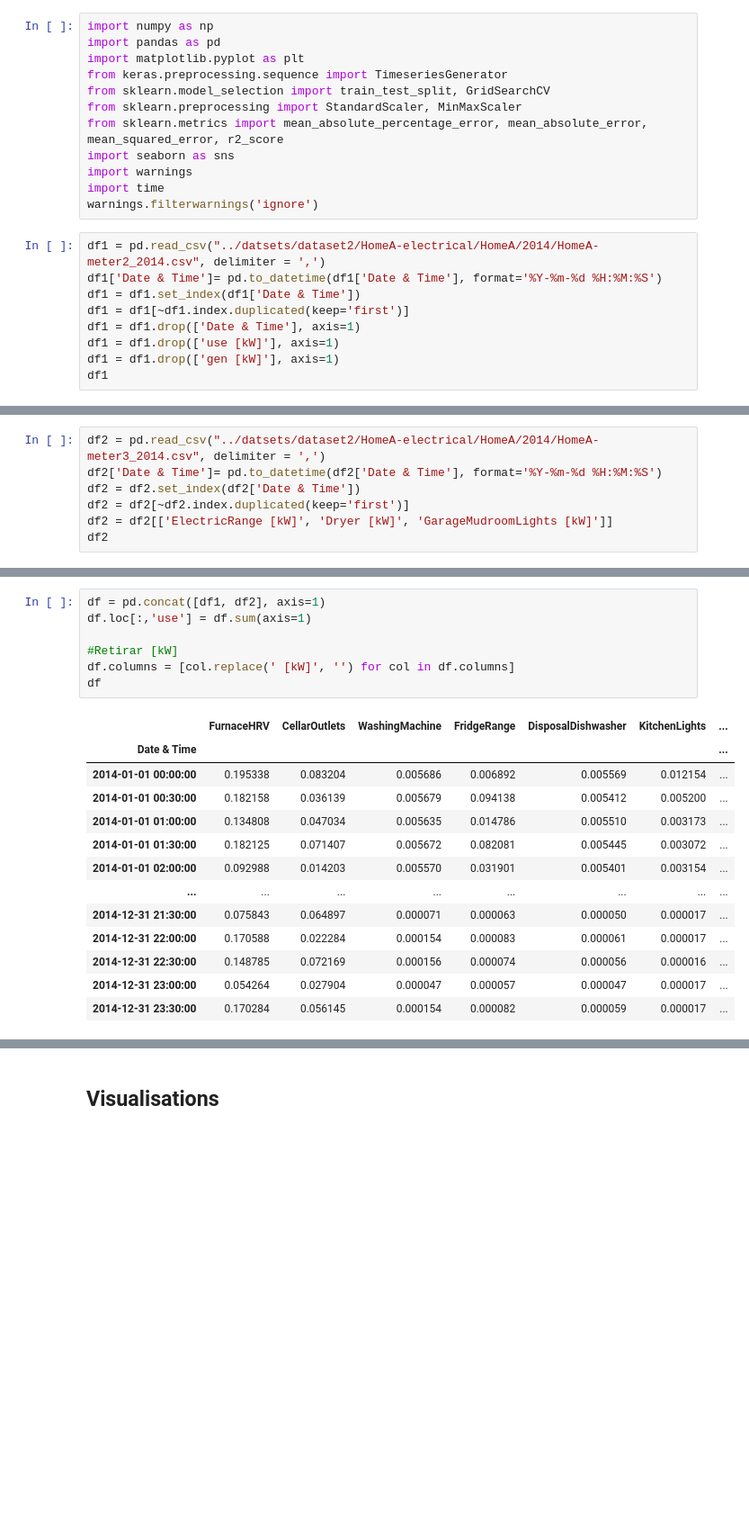
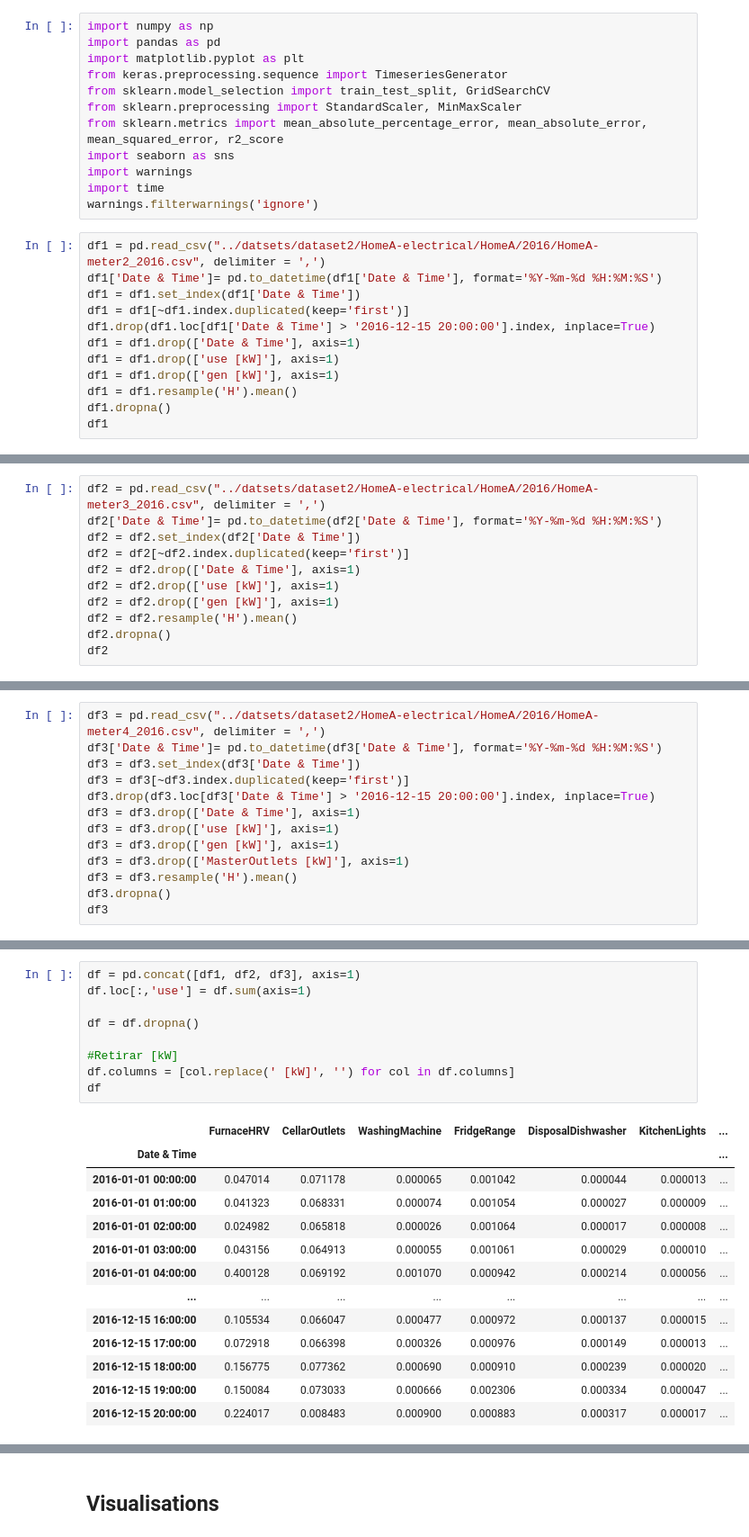
Before and after one commit to joaonpsilva/Tese_House_Energy_Prediciton, a Jupyter notebook: Energy_Pred_MultiVariate-Copy1.ipynb, the cells around one changed output, grey strips where cells are left out. Shown at 90% size. Drawn from its saved outputs; the diff is of its cells as text; blank space fills up the shorter version.

```diff
--- a/Energy_Pred_MultiVariate-Copy1.ipynb
+++ b/Energy_Pred_MultiVariate-Copy1.ipynb
@@ -13,13 +13,16 @@ import warnings
 import time
 warnings.filterwarnings('ignore')
 # %%
-df1 = pd.read_csv("../datsets/dataset2/HomeA-electrical/HomeA/2014/HomeA-meter2_2014.csv", delimiter = ',')
+df1 = pd.read_csv("../datsets/dataset2/HomeA-electrical/HomeA/2016/HomeA-meter2_2016.csv", delimiter = ',')
 df1['Date & Time']= pd.to_datetime(df1['Date & Time'], format='%Y-%m-%d %H:%M:%S')
 df1 = df1.set_index(df1['Date & Time'])
 df1 = df1[~df1.index.duplicated(keep='first')]
+df1.drop(df1.loc[df1['Date & Time'] > '2016-12-15 20:00:00'].index, inplace=True)
 df1 = df1.drop(['Date & Time'], axis=1)
 df1 = df1.drop(['use [kW]'], axis=1)
 df1 = df1.drop(['gen [kW]'], axis=1)
+df1 = df1.resample('H').mean()
+df1.dropna()
 df1
 # %% [output]
 |  | FurnaceHRV [kW] | CellarOutlets [kW] | WashingMachine [kW] | FridgeRange [kW] | DisposalDishwasher [kW] | ... |
@@ -39,8 +42,12 @@ df1
 # %%
-df2 = pd.read_csv("../datsets/dataset2/HomeA-electrical/HomeA/2014/HomeA-meter3_2014.csv", delimiter = ',')
+df2 = pd.read_csv("../datsets/dataset2/HomeA-electrical/HomeA/2016/HomeA-meter3_2016.csv", delimiter = ',')
 df2['Date & Time']= pd.to_datetime(df2['Date & Time'], format='%Y-%m-%d %H:%M:%S')
 df2 = df2.set_index(df2['Date & Time'])
 df2 = df2[~df2.index.duplicated(keep='first')]
-df2 = df2[['ElectricRange [kW]', 'Dryer [kW]', 'GarageMudroomLights [kW]']]
+df2 = df2.drop(['Date & Time'], axis=1)
+df2 = df2.drop(['use [kW]'], axis=1)
+df2 = df2.drop(['gen [kW]'], axis=1)
+df2 = df2.resample('H').mean()
+df2.dropna()
 df2
 # %% [output]
@@ -62,0 +68,13 @@ df3 = pd.read_csv("../datsets/dataset2/HomeA-weather/HomeA/homeA2014.csv", delim
+# %%
+df3 = pd.read_csv("../datsets/dataset2/HomeA-electrical/HomeA/2016/HomeA-meter4_2016.csv", delimiter = ',')
+df3['Date & Time']= pd.to_datetime(df3['Date & Time'], format='%Y-%m-%d %H:%M:%S')
+df3 = df3.set_index(df3['Date & Time'])
+df3 = df3[~df3.index.duplicated(keep='first')]
+df3.drop(df3.loc[df3['Date & Time'] > '2016-12-15 20:00:00'].index, inplace=True)
+df3 = df3.drop(['Date & Time'], axis=1)
+df3 = df3.drop(['use [kW]'], axis=1)
+df3 = df3.drop(['gen [kW]'], axis=1)
+df3 = df3.drop(['MasterOutlets [kW]'], axis=1)
+df3 = df3.resample('H').mean()
+df3.dropna()
+df3
@@ -63,21 +96,23 @@ df3 = pd.read_csv("../datsets/dataset2/HomeA-weather/HomeA/homeA2014.csv", delim
 # %%
-df = pd.concat([df1, df2], axis=1)
+df = pd.concat([df1, df2, df3], axis=1)
 df.loc[:,'use'] = df.sum(axis=1)
+
+df = df.dropna()
 
 #Retirar [kW]
 df.columns = [col.replace(' [kW]', '') for col in df.columns]
 df
 # %% [output]
 |  | FurnaceHRV | CellarOutlets | WashingMachine | FridgeRange | DisposalDishwasher | KitchenLights | ... |
 | Date & Time |  |  |  |  |  |  | ... |
-| 2014-01-01 00:00:00 | 0.195338 | 0.083204 | 0.005686 | 0.006892 | 0.005569 | 0.012154 | ... |
-| 2014-01-01 00:30:00 | 0.182158 | 0.036139 | 0.005679 | 0.094138 | 0.005412 | 0.005200 | ... |
-| 2014-01-01 01:00:00 | 0.134808 | 0.047034 | 0.005635 | 0.014786 | 0.005510 | 0.003173 | ... |
-| 2014-01-01 01:30:00 | 0.182125 | 0.071407 | 0.005672 | 0.082081 | 0.005445 | 0.003072 | ... |
-| 2014-01-01 02:00:00 | 0.092988 | 0.014203 | 0.005570 | 0.031901 | 0.005401 | 0.003154 | ... |
+| 2016-01-01 00:00:00 | 0.047014 | 0.071178 | 0.000065 | 0.001042 | 0.000044 | 0.000013 | ... |
+| 2016-01-01 01:00:00 | 0.041323 | 0.068331 | 0.000074 | 0.001054 | 0.000027 | 0.000009 | ... |
+| 2016-01-01 02:00:00 | 0.024982 | 0.065818 | 0.000026 | 0.001064 | 0.000017 | 0.000008 | ... |
+| 2016-01-01 03:00:00 | 0.043156 | 0.064913 | 0.000055 | 0.001061 | 0.000029 | 0.000010 | ... |
+| 2016-01-01 04:00:00 | 0.400128 | 0.069192 | 0.001070 | 0.000942 | 0.000214 | 0.000056 | ... |
 | ... | ... | ... | ... | ... | ... | ... | ... |
-| 2014-12-31 21:30:00 | 0.075843 | 0.064897 | 0.000071 | 0.000063 | 0.000050 | 0.000017 | ... |
-| 2014-12-31 22:00:00 | 0.170588 | 0.022284 | 0.000154 | 0.000083 | 0.000061 | 0.000017 | ... |
-| 2014-12-31 22:30:00 | 0.148785 | 0.072169 | 0.000156 | 0.000074 | 0.000056 | 0.000016 | ... |
-| 2014-12-31 23:00:00 | 0.054264 | 0.027904 | 0.000047 | 0.000057 | 0.000047 | 0.000017 | ... |
-| 2014-12-31 23:30:00 | 0.170284 | 0.056145 | 0.000154 | 0.000082 | 0.000059 | 0.000017 | ... |
+| 2016-12-15 16:00:00 | 0.105534 | 0.066047 | 0.000477 | 0.000972 | 0.000137 | 0.000015 | ... |
+| 2016-12-15 17:00:00 | 0.072918 | 0.066398 | 0.000326 | 0.000976 | 0.000149 | 0.000013 | ... |
+| 2016-12-15 18:00:00 | 0.156775 | 0.077362 | 0.000690 | 0.000910 | 0.000239 | 0.000020 | ... |
+| 2016-12-15 19:00:00 | 0.150084 | 0.073033 | 0.000666 | 0.002306 | 0.000334 | 0.000047 | ... |
+| 2016-12-15 20:00:00 | 0.224017 | 0.008483 | 0.000900 | 0.000883 | 0.000317 | 0.000017 | ... |
```
Also changed, not shown: parts of 14 cells of this notebook.
